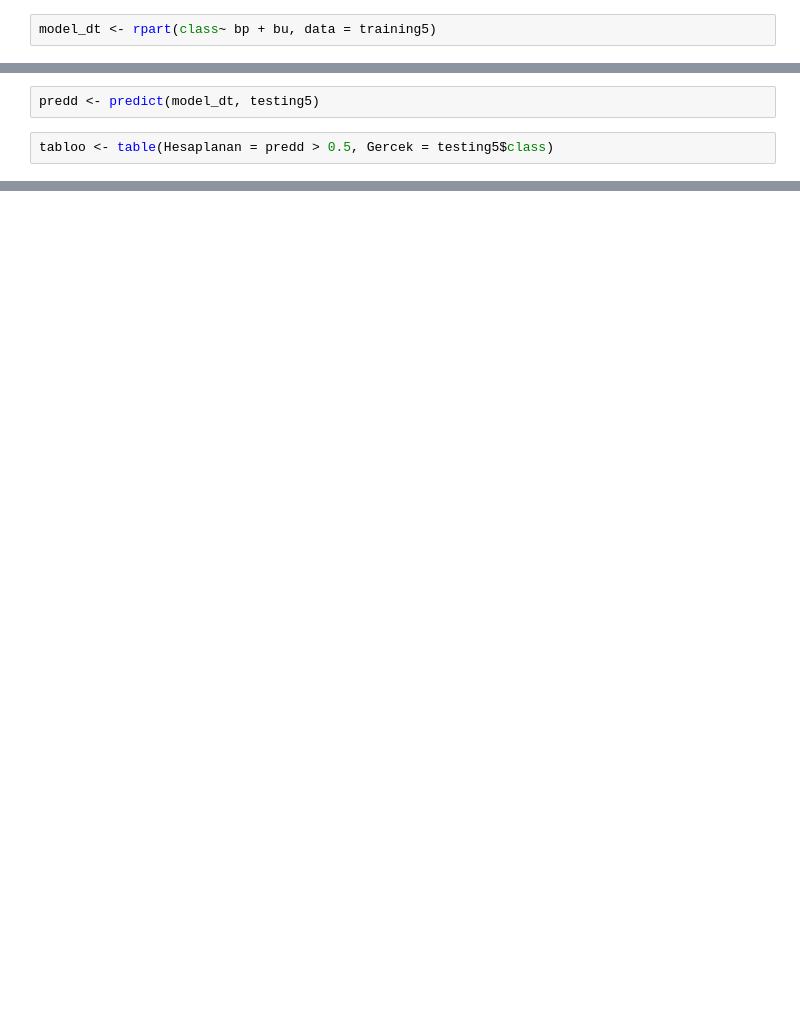
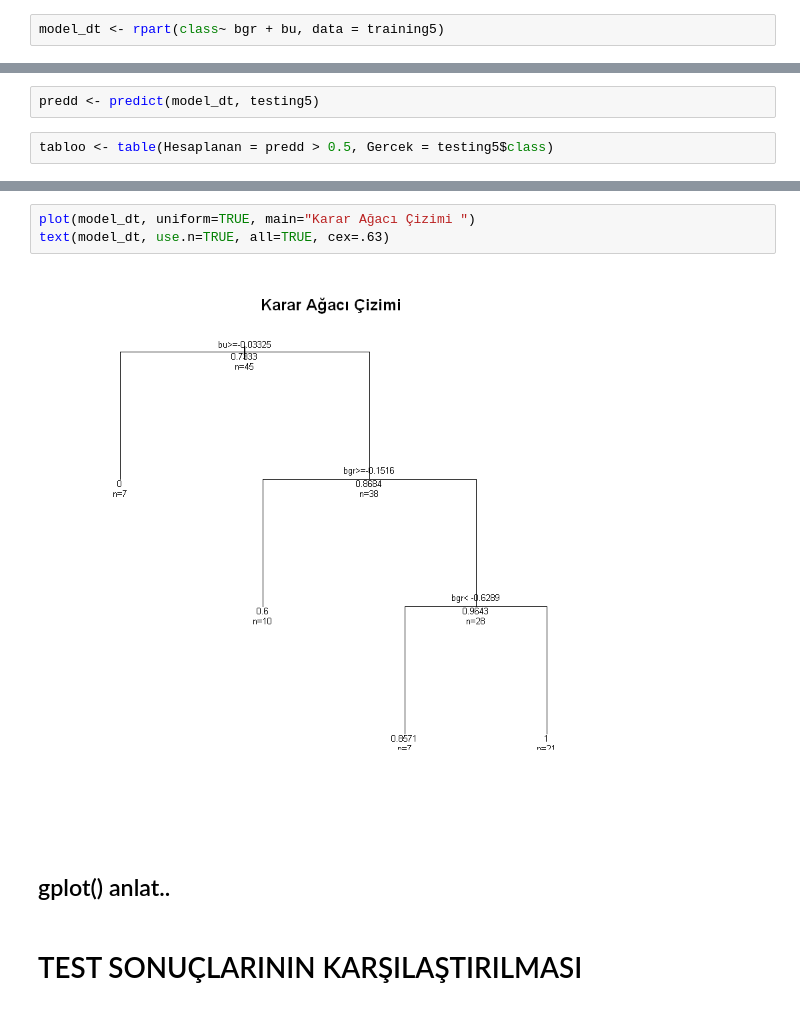
Before and after one commit to busrasezer/Bitirme_Odevi, a Jupyter notebook: Bitirme+Ödevi.ipynb, the cells around one changed output, grey strips where cells are left out. Saved outputs shown, nothing was run; the diff lists cells and outputs as text; blank space fills up the shorter version.

```diff
--- a/Bitirme+Ödevi.ipynb
+++ b/Bitirme+Ödevi.ipynb
@@ -754,7 +813,7 @@ split <- sample.split(kidney$class, SplitRatio=2/7)
 training5 <-subset(kidney, split == T)
 testing5  <-subset(kidney, split == F)
 # %%
-model_dt <- rpart(class~ bp + bu, data = training5)
+model_dt <- rpart(class~ bgr + bu, data = training5)
 # %%
 summary(model_dt)
 # %% [output]
@@ -799,0 +879,9 @@ X-squared = 80.299, df = 1, p-value < 2.2e-16
+# %%
+plot(model_dt, uniform=TRUE, main="Karar Ağacı Çizimi ")
+text(model_dt, use.n=TRUE, all=TRUE, cex=.63)
+# %% [output]
+[figure, added]
+# %% [markdown]
+## gplot() anlat..
+# %% [markdown]
+# TEST SONUÇLARININ KARŞILAŞTIRILMASI
```
Also changed, not shown: parts of 121 cells of this notebook.
